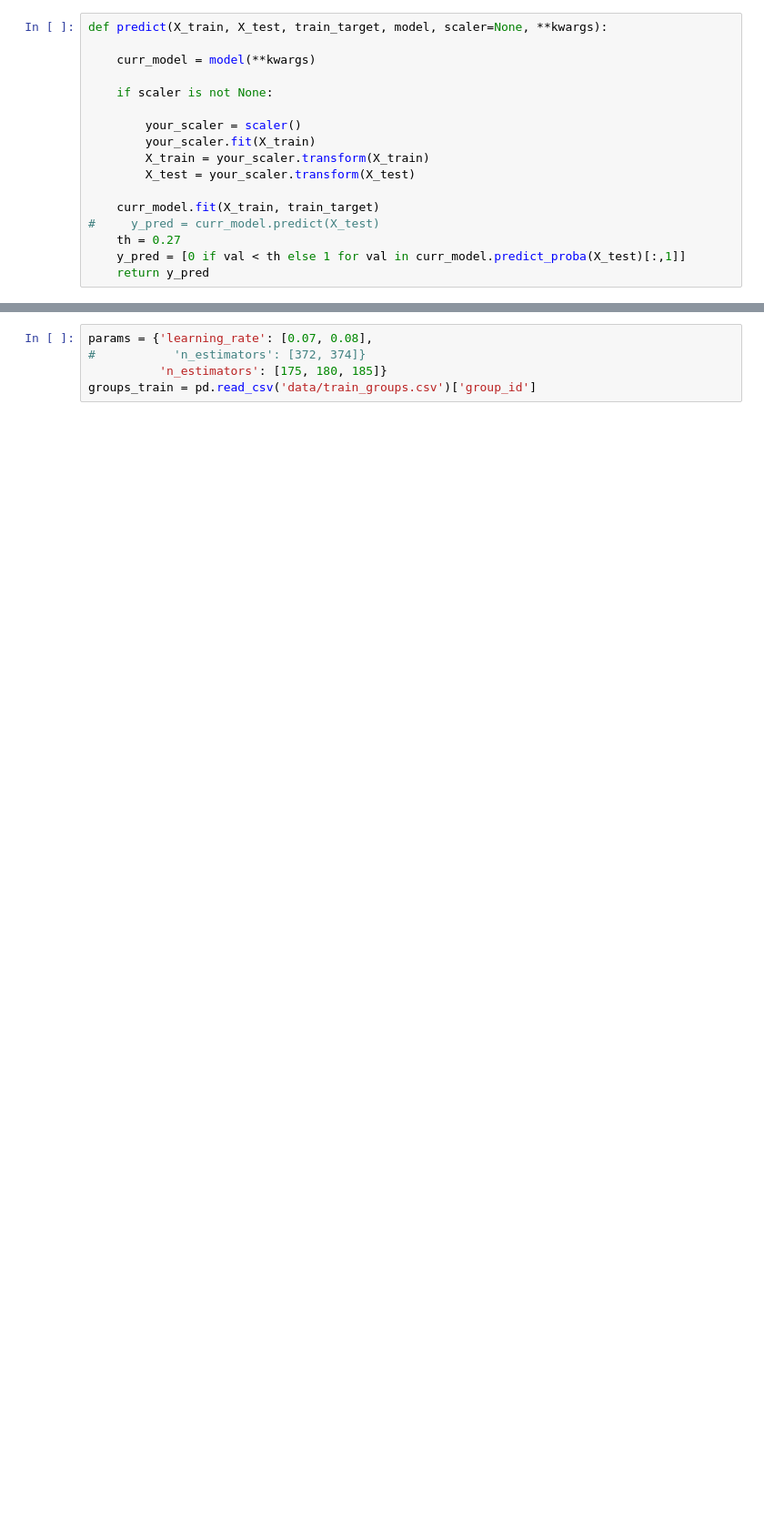
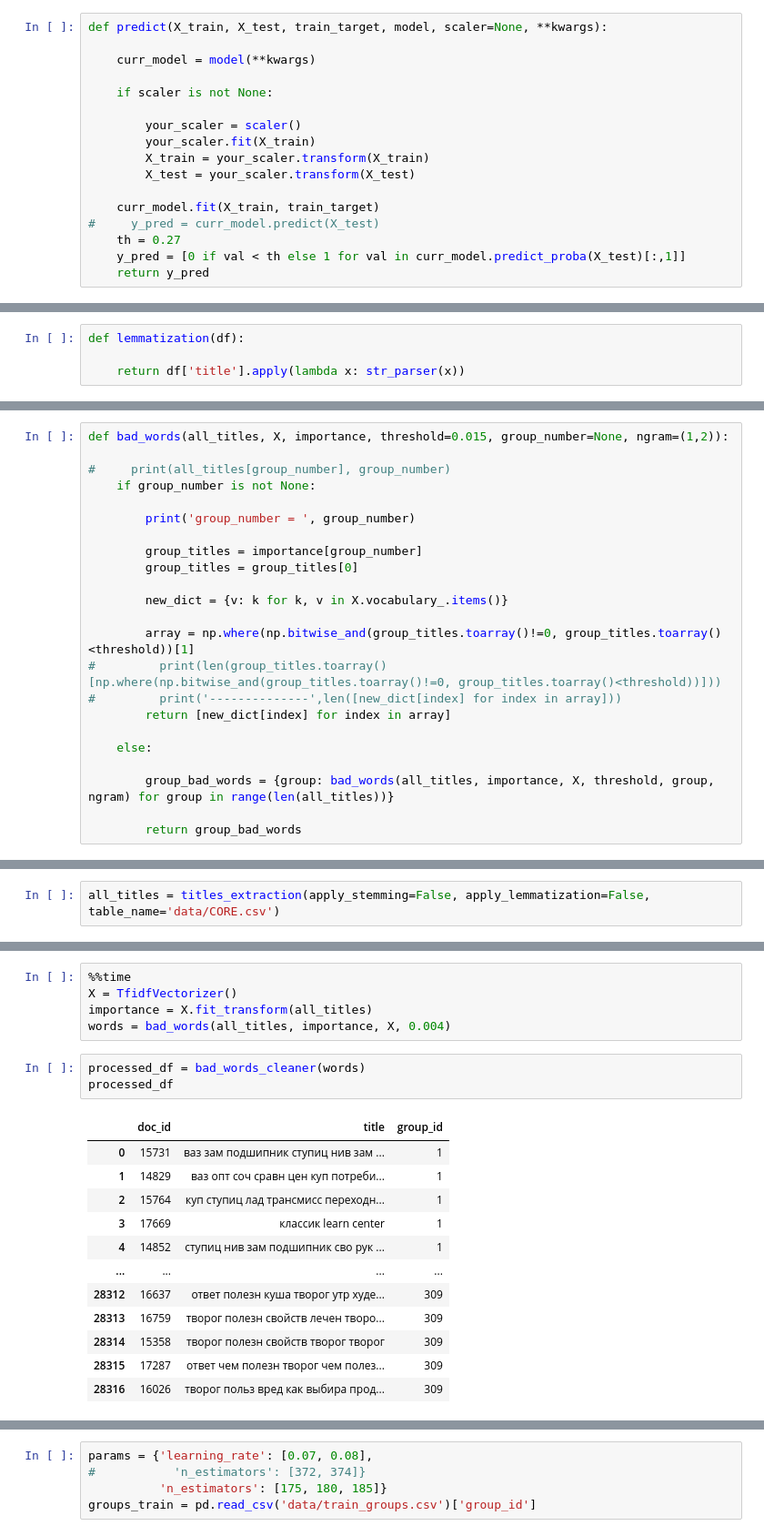
Before and after one commit to SmirnovMihail/ML_project_2020, a Jupyter notebook: Testing_smth_new.ipynb, the cells around one changed output, grey strips where cells are left out. Shown at 91% size. Drawn from its saved outputs; the diff is of its cells as text; blank space fills up the shorter version.

```diff
--- a/Testing_smth_new.ipynb
+++ b/Testing_smth_new.ipynb
@@ -343,0 +381,4 @@ def predict(X_train, X_test, train_target, model, scaler=None, **kwargs):
+# %%
+def lemmatization(df):
+
+    return df['title'].apply(lambda x: str_parser(x))
@@ -343,0 +417,23 @@ def predict(X_train, X_test, train_target, model, scaler=None, **kwargs):
+# %%
+def bad_words(all_titles, X, importance, threshold=0.015, group_number=None, ngram=(1,2)):
+
+#     print(all_titles[group_number], group_number)
+    if group_number is not None:
+
+        print('group_number = ', group_number)
+
+        group_titles = importance[group_number]
+        group_titles = group_titles[0]
+
+        new_dict = {v: k for k, v in X.vocabulary_.items()}
+
+        array = np.where(np.bitwise_and(group_titles.toarray()!=0, group_titles.toarray()<threshold))[1]
+#         print(len(group_titles.toarray()[np.where(np.bitwise_and(group_titles.toarray()!=0, group_titles.toarray()<threshold))]))
+#         print('--------------',len([new_dict[index] for index in array]))
+        return [new_dict[index] for index in array]
+
+    else:
+
+        group_bad_words = {group: bad_words(all_titles, importance, X, threshold, group, ngram) for group in range(len(all_titles))}
+
+        return group_bad_words
@@ -343,0 +444,2 @@ def predict(X_train, X_test, train_target, model, scaler=None, **kwargs):
+# %%
+all_titles = titles_extraction(apply_stemming=False, apply_lemmatization=False, table_name='data/CORE.csv')
@@ -343,0 +455,21 @@ def predict(X_train, X_test, train_target, model, scaler=None, **kwargs):
+# %%
+%%time
+X = TfidfVectorizer()
+importance = X.fit_transform(all_titles)
+words = bad_words(all_titles, importance, X, 0.004)
+# %%
+processed_df = bad_words_cleaner(words)
+processed_df
+# %% [output]
+|  | doc_id | title | group_id |
+| 0 | 15731 | ваз зам подшипник ступиц нив зам ... | 1 |
+| 1 | 14829 | ваз опт соч сравн цен куп потреби... | 1 |
+| 2 | 15764 | куп ступиц лад трансмисс переходн... | 1 |
+| 3 | 17669 | классик learn center | 1 |
+| 4 | 14852 | ступиц нив зам подшипник сво рук ... | 1 |
+| ... | ... | ... | ... |
+| 28312 | 16637 | ответ полезн куша творог утр худе... | 309 |
+| 28313 | 16759 | творог полезн свойств лечен творо... | 309 |
+| 28314 | 15358 | творог полезн свойств творог творог | 309 |
+| 28315 | 17287 | ответ чем полезн творог чем полез... | 309 |
+| 28316 | 16026 | творог польз вред как выбира прод... | 309 |
```
Also changed, not shown: parts of 78 cells of this notebook, 1 other file.
